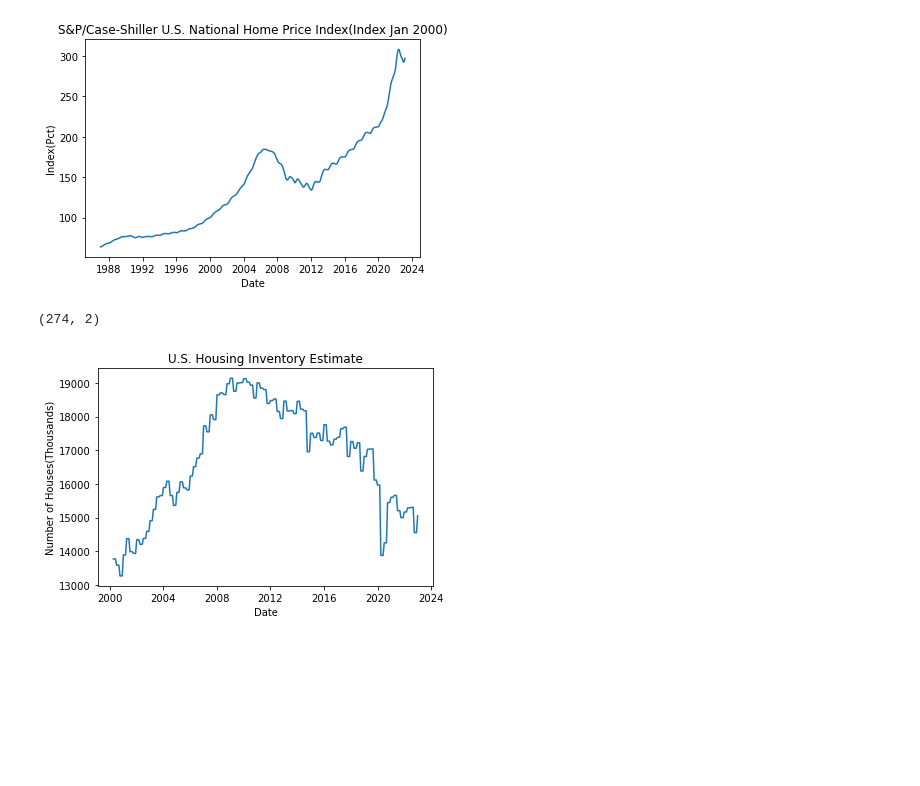
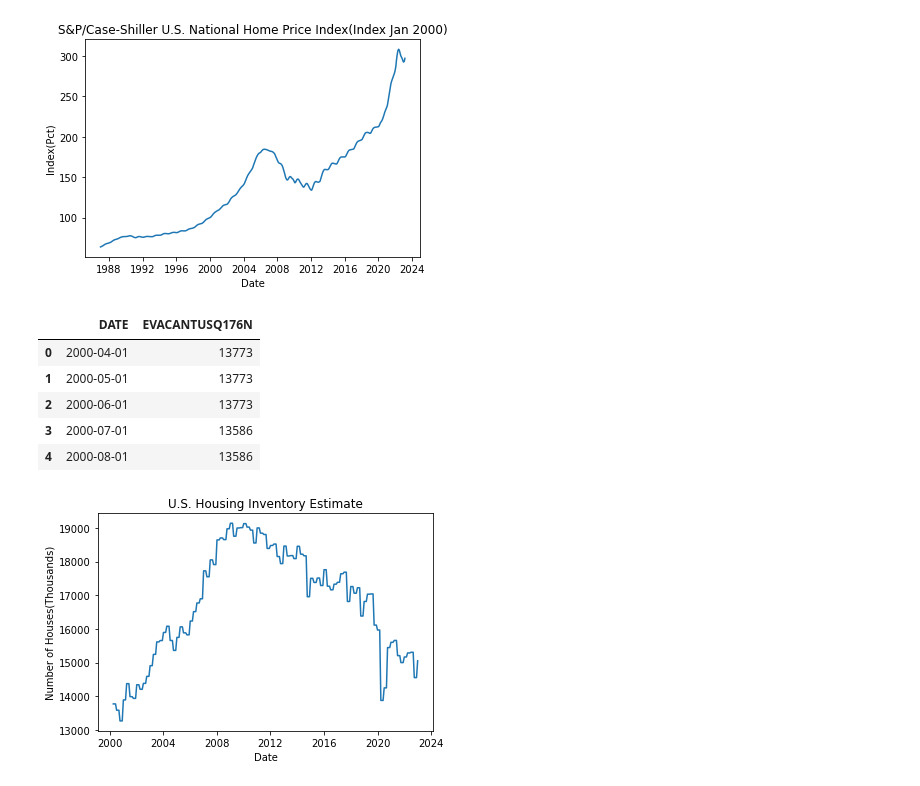
Before and after one commit to CptSasquatch/project-4, a Jupyter notebook: jason/tidy_data.ipynb, the cells around one changed output. Drawn from its saved outputs; the diff is of its cells as text; code cells hidden in the pictures; blank space fills up the shorter version.

```diff
--- a/jason/tidy_data.ipynb
+++ b/jason/tidy_data.ipynb
@@ -30,14 +30,19 @@ plt.show()
 # %%
 # read in the data
 evacantusq176n_df = pd.read_csv('data/EVACANTUSQ176N.csv')
 # add rows for missing months and fill with most recent value
 evacantusq176n_df = evacantusq176n_df.set_index('DATE')
 evacantusq176n_df.index = pd.to_datetime(evacantusq176n_df.index)
 evacantusq176n_df = evacantusq176n_df.resample('MS').ffill()
 evacantusq176n_df = evacantusq176n_df.reset_index()
-evacantusq176n_df.shape
+evacantusq176n_df.head()
 # %% [output]
-(274, 2)
+|  | DATE | EVACANTUSQ176N |
+| 0 | 2000-04-01 | 13773 |
+| 1 | 2000-05-01 | 13773 |
+| 2 | 2000-06-01 | 13773 |
+| 3 | 2000-07-01 | 13586 |
+| 4 | 2000-08-01 | 13586 |
 # %%
 # Plot the U.S. Housing Inventory Estimate
 plt.plot(evacantusq176n_df['DATE'], evacantusq176n_df['EVACANTUSQ176N'])
```
Also changed, not shown: parts of 7 cells of this notebook, 5 other files.
